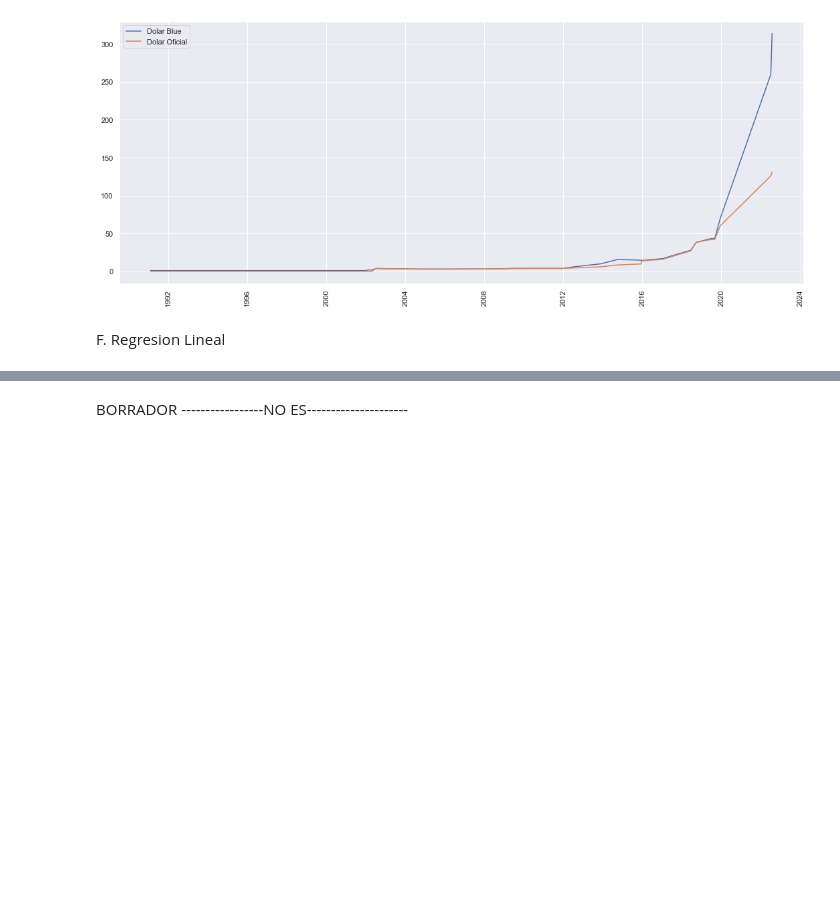
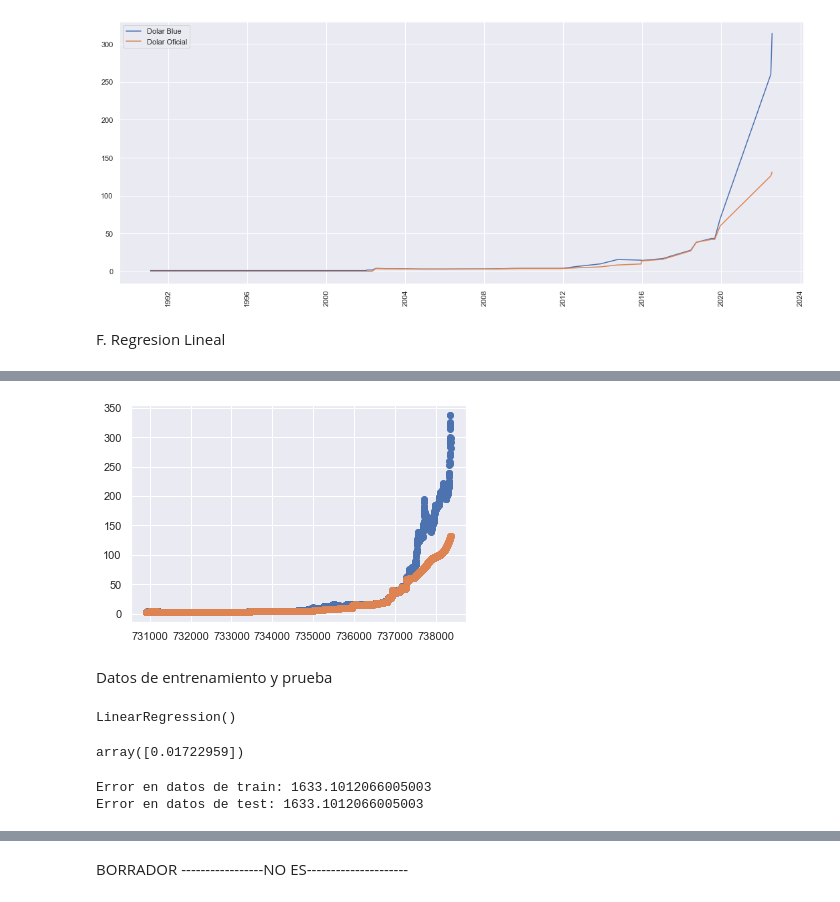
Before and after one commit to jeanApi/Proyecto_DolarBlue-DolarOficial, a Jupyter notebook: PI.ipynb, the cells around one changed output, grey strips where cells are left out. Cells and saved outputs as stored; diff of their text form; code cells hidden in the pictures; blank space fills up the shorter version.

```diff
--- a/PI.ipynb
+++ b/PI.ipynb
@@ -462,0 +514,3 @@ F. Regresion Lineal
+# %%
+datos['Fecha_Num']=datos['Fecha'].map(dt.datetime.toordinal)
+datos.head()
@@ -462,0 +524,11 @@ F. Regresion Lineal
+# %%
+x=datos.Fecha_Num
+y=datos.Usd_blue
+y2=datos.Usd_oficial
+# %%
+# Ploteamos
+plt.scatter(x, y)
+plt.scatter(x, y2)
+plt.show()
+# %% [output]
+[figure, added]
@@ -462,0 +537,2 @@ F. Regresion Lineal
+# %% [markdown]
+Datos de entrenamiento y prueba
@@ -462,0 +551,17 @@ F. Regresion Lineal
+# %%
+modelo.fit(X_train, y_train)
+# %% [output]
+LinearRegression()
+# %%
+modelo.coef_
+# %% [output]
+array([0.01722959])
+# %%
+from sklearn.metrics import mean_squared_error
+y_train_pred = modelo.predict(X_train)
+y_test_pred = modelo.predict(X_test)
+print('Error en datos de train:', mean_squared_error(y_train, y_train_pred))
+print('Error en datos de test:', mean_squared_error(y_test, y_test_pred))
+# %% [output]
+Error en datos de train: 1633.1012066005003
+Error en datos de test: 1633.1012066005003
```
Also changed, not shown: parts of 19 cells of this notebook.
